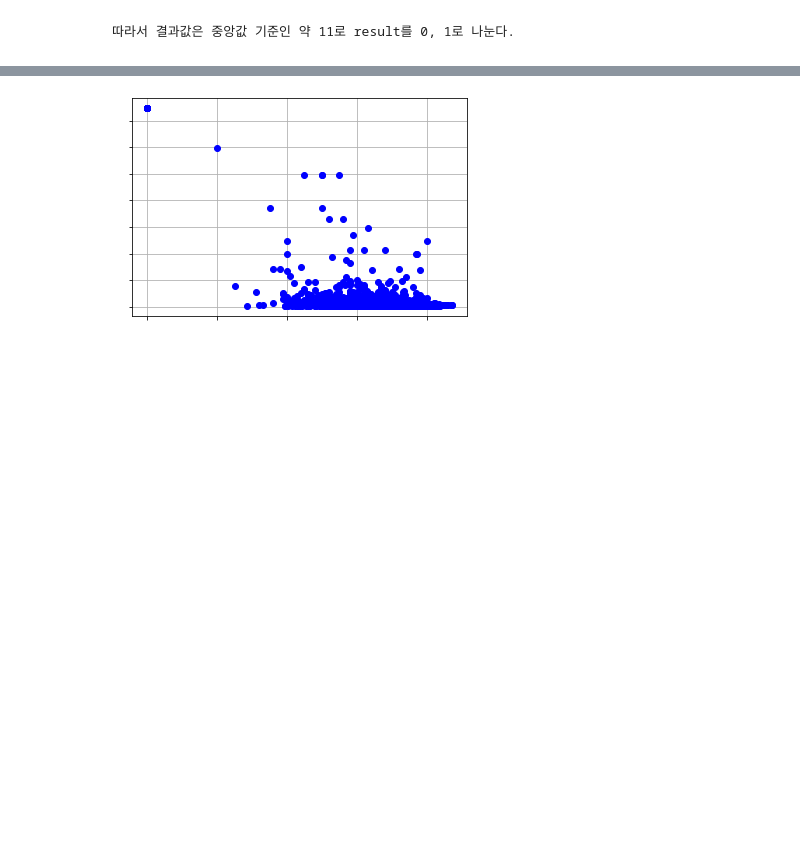
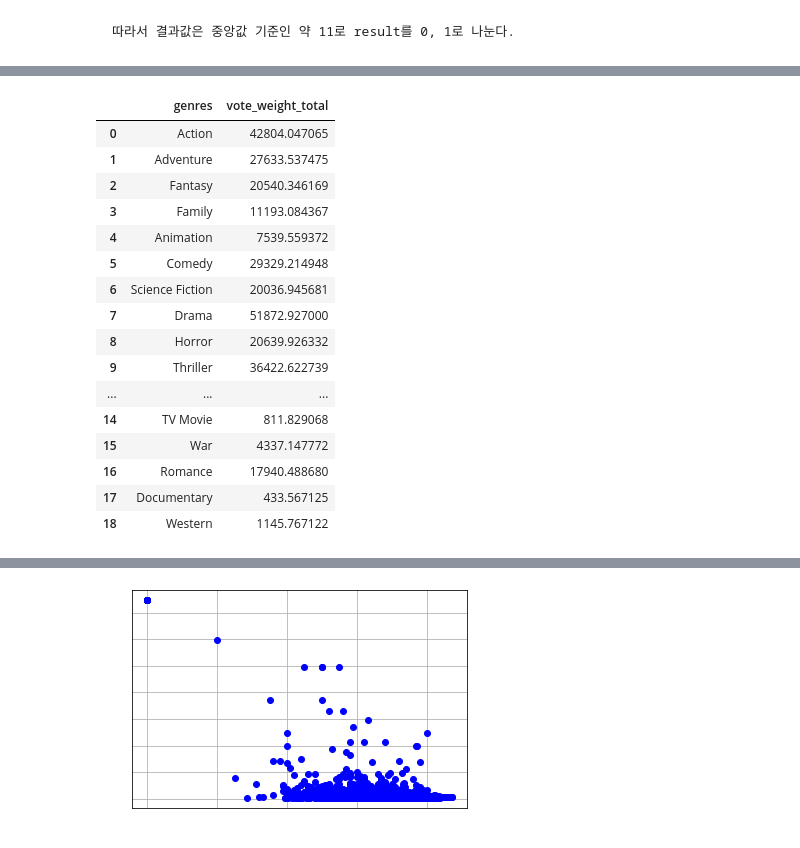
Before and after one commit to sky3085/ripple_ezen, a Jupyter notebook: ML/4.TMDBAnalysis.ipynb, the cells around one changed output, grey strips where cells are left out. Cells and saved outputs as stored; diff of their text form; code cells hidden in the pictures; blank space fills up the shorter version.

```diff
--- a/ML/4.TMDBAnalysis.ipynb
+++ b/ML/4.TMDBAnalysis.ipynb
@@ -52,0 +75,20 @@ plt.show()
+# %%
+df_genreVote_total
+# %% [output]
+|  | genres | vote_weight_total |
+| 0 | Action | 42804.047065 |
+| 1 | Adventure | 27633.537475 |
+| 2 | Fantasy | 20540.346169 |
+| 3 | Family | 11193.084367 |
+| 4 | Animation | 7539.559372 |
+| 5 | Comedy | 29329.214948 |
+| 6 | Science Fiction | 20036.945681 |
+| 7 | Drama | 51872.927000 |
+| 8 | Horror | 20639.926332 |
+| 9 | Thriller | 36422.622739 |
+| ... | ... | ... |
+| 14 | TV Movie | 811.829068 |
+| 15 | War | 4337.147772 |
+| 16 | Romance | 17940.488680 |
+| 17 | Documentary | 433.567125 |
+| 18 | Western | 1145.767122 |
```
Also changed, not shown: parts of 12 cells of this notebook, 1 other file.
